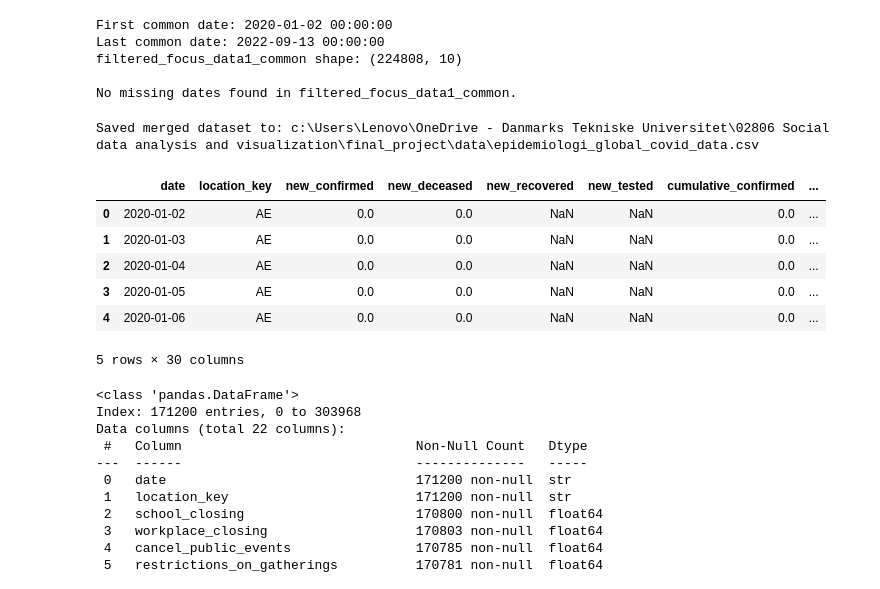
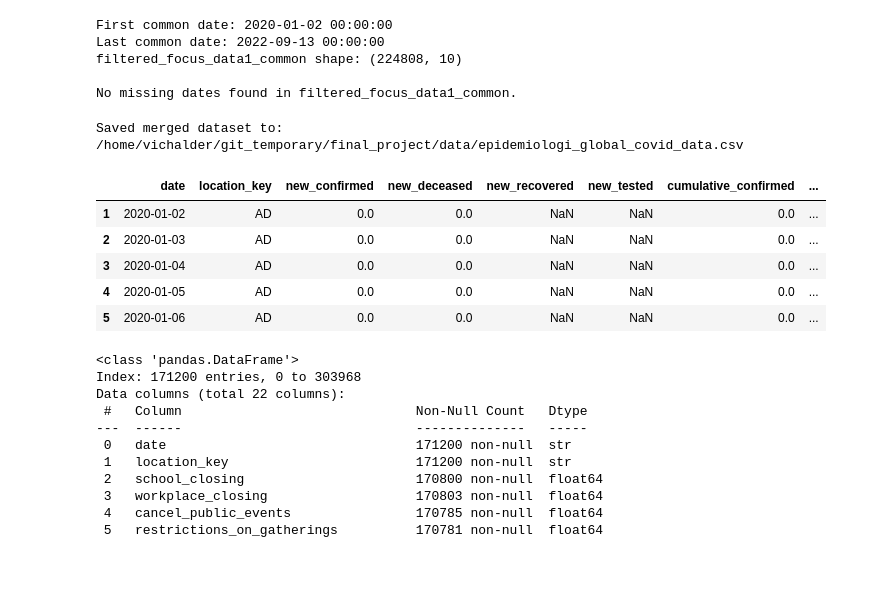
Before and after one commit to vichalder/final_project, a Jupyter notebook: notebooks/Data_cleaning_and_merging.ipynb, the cells around one changed output. Drawn from its saved outputs; the diff is of its cells as text; code cells hidden in the pictures.

```diff
--- a/notebooks/Data_cleaning_and_merging.ipynb
+++ b/notebooks/Data_cleaning_and_merging.ipynb
@@ -293,19 +293,18 @@ No missing dates found in filtered_focus_data1_common.
 # %%
 #Saving this filterede data for data 1 as a CSV file
 output_path = current_dir.parent / 'data' / 'epidemiologi_global_covid_data.csv'
-merged_data.to_csv(output_path, index=False)
+filtered_focus_data1_common.to_csv(output_path, index=False)
 print(f"\nSaved merged dataset to: {output_path}")
 
-merged_data.head()
+filtered_focus_data1_common.head()
 # %% [output]
-Saved merged dataset to: c:\Users\Lenovo\OneDrive - Danmarks Tekniske Universitet\02806 Social data analysis and visualization\final_project\data\epidemiologi_global_covid_data.csv
+Saved merged dataset to: /home/vichalder/git_temporary/final_project/data/epidemiologi_global_covid_data.csv
 |  | date | location_key | new_confirmed | new_deceased | new_recovered | new_tested | cumulative_confirmed | ... |
-| 0 | 2020-01-02 | AE | 0.0 | 0.0 | NaN | NaN | 0.0 | ... |
-| 1 | 2020-01-03 | AE | 0.0 | 0.0 | NaN | NaN | 0.0 | ... |
-| 2 | 2020-01-04 | AE | 0.0 | 0.0 | NaN | NaN | 0.0 | ... |
-| 3 | 2020-01-05 | AE | 0.0 | 0.0 | NaN | NaN | 0.0 | ... |
-| 4 | 2020-01-06 | AE | 0.0 | 0.0 | NaN | NaN | 0.0 | ... |
+| 1 | 2020-01-02 | AD | 0.0 | 0.0 | NaN | NaN | 0.0 | ... |
+| 2 | 2020-01-03 | AD | 0.0 | 0.0 | NaN | NaN | 0.0 | ... |
+| 3 | 2020-01-04 | AD | 0.0 | 0.0 | NaN | NaN | 0.0 | ... |
+| 4 | 2020-01-05 | AD | 0.0 | 0.0 | NaN | NaN | 0.0 | ... |
+| 5 | 2020-01-06 | AD | 0.0 | 0.0 | NaN | NaN | 0.0 | ... |
-5 rows × 30 columns
 # %%
 
 def get_unique_location_keys(data2):
```
Also changed, not shown: parts of 3 cells of this notebook.
